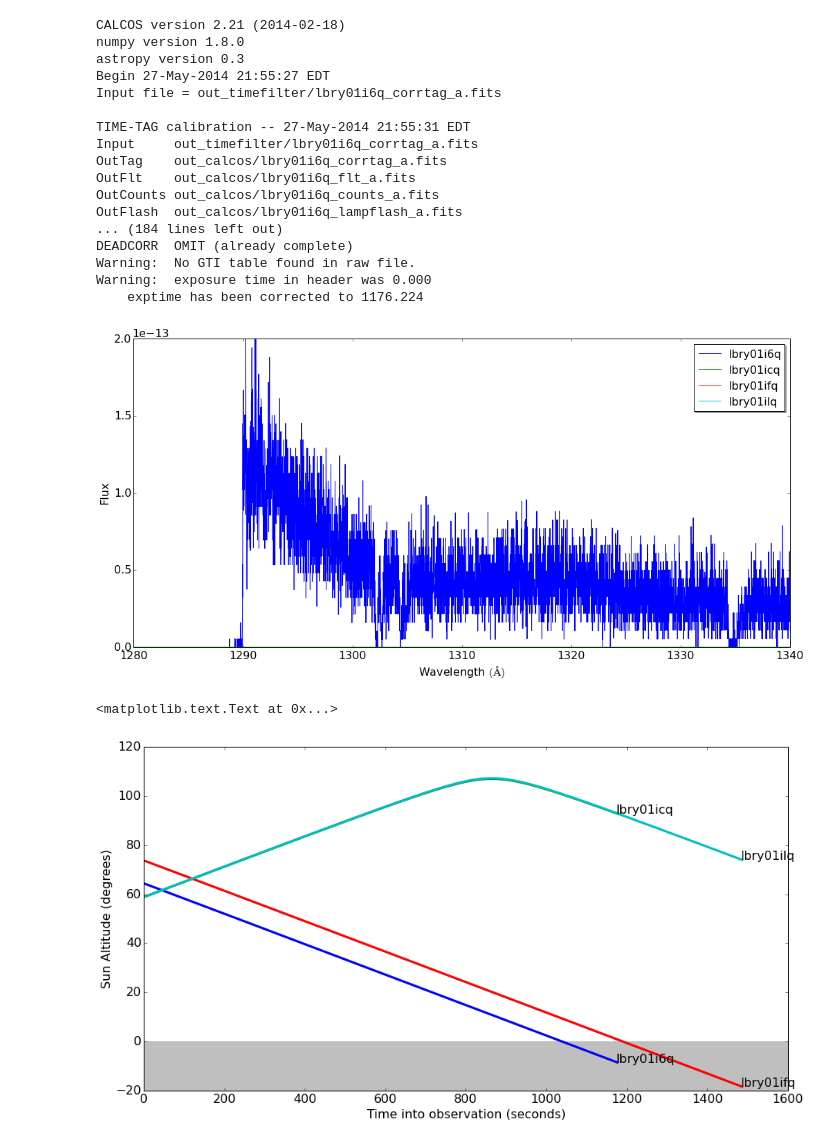
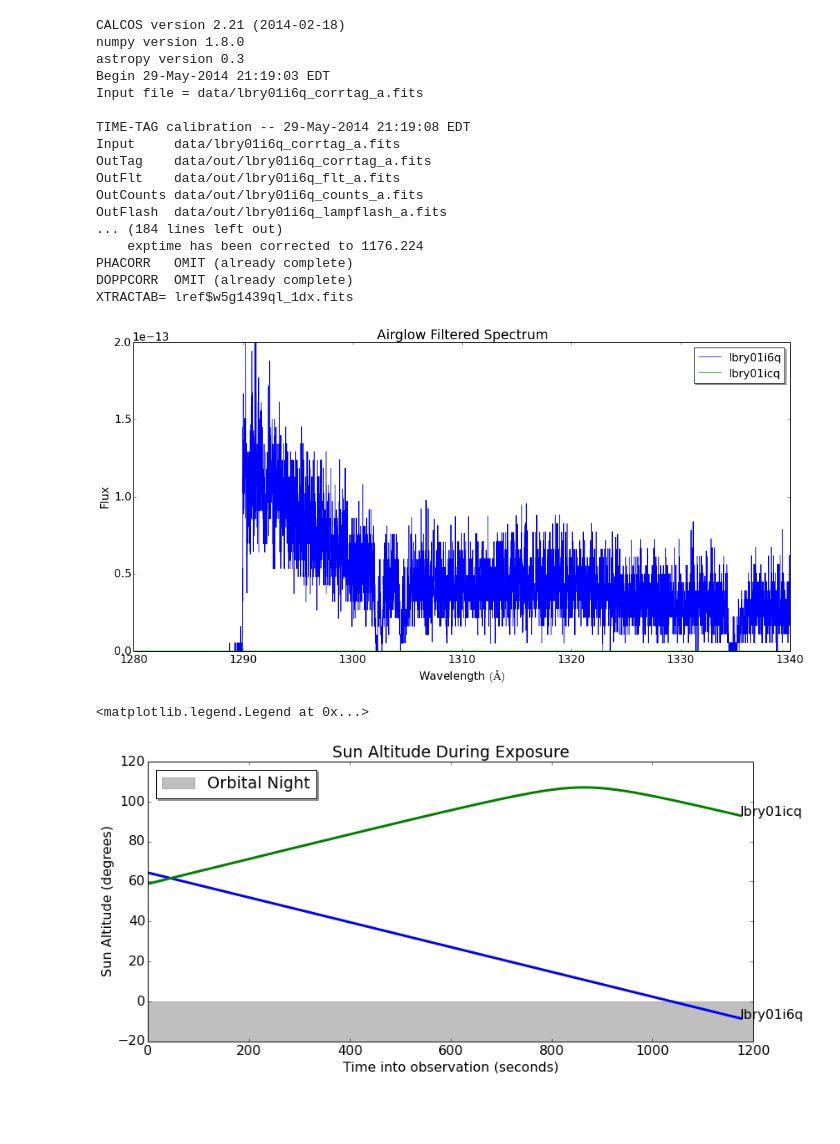
Before and after one commit to justincely/AAS224, a Jupyter notebook: timefilter_tutorial.ipynb, the cells around one changed output. Drawn from its saved outputs; the diff is of its cells as text; code cells hidden in the pictures; blank space fills up the shorter version.

```diff
--- a/timefilter_tutorial.ipynb
+++ b/timefilter_tutorial.ipynb
@@ -75,10 +111,11 @@ fig.savefig('airglow_strength.pdf', bbox_inches='tight')
 fig = plt.figure(figsize=(17, 8))
 ax = fig.add_subplot(1, 1, 1)
 
-for dataset in glob.glob('airglow/lbry*x1d.fits'):
+for dataset in glob.glob('data/lbry*x1d.fits'):
     hdu = fits.open(dataset)
     ax.plot(hdu[1].data['wavelength'].ravel(), hdu[1].data['flux'].ravel(), label=hdu[0].header['rootname'])
 
+#-- Label with arrows
 ax.annotate('Geo-coronal Oxygen I',
             xycoords='data',
             xy=(1302, 1e-13),
@@ -95,9 +132,11 @@ ax.annotate('',
 
 ax.set_ylim(0, 2e-13)
 ax.set_xlim(1280, 1340)
+ax.legend(shadow=True, numpoints=1, fontsize=16)
+
 ax.set_ylabel('Flux')
 ax.set_xlabel('Wavelength $(\AA)$')
-ax.legend(shadow=True, numpoints=1, fontsize=16)
+ax.set_title('Spectrum Contaminated by Airglow')
 
 fig.savefig('spectrum_before.pdf', bbox_inches='tight')
 # %% [output]
@@ -107,13 +151,8 @@ os.environ['lref'] = '/grp/hst/cdbs/lref/'
 # %%
-if not os.path.exists('out_timefilter'):
-    os.mkdir('out_timefilter')
-
-for dataset in glob.glob('airglow/lbry*corrtag*.fits'):
+for dataset in glob.glob('data/lbry*corrtag*.fits'):
     filepath, filename = os.path.split(dataset)
     print "Filtering ", filename
-    timefilter.TimelineFilter(input=dataset,
-                              output='out_timefilter/' + filename,
-                              filter='SUN_ALT > 0')
+    timefilter.TimelineFilter(input=dataset, filter='SUN_ALT > 0')
 # %% [output]
 Filtering  lbry01i6q_corrtag_a.fits
 Filtering  lbry01i6q_corrtag_b.fits
@@ -126,62 +161,70 @@ Filtering  lbry01ilq_corrtag_b.fits
 # %%
 # This step will take awhile as we re-un CalCOS on the filtered datasets.
 
-for dataset in glob.glob('out_timefilter/lbry*corrtag_a*'):
-    calcos(dataset, outdir='out_calcos/')
+for dataset in glob.glob('data/lbry*corrtag_a*'):
+    calcos(dataset, outdir='data/out/')
 # %% [output]
 CALCOS version 2.21 (2014-02-18)
 numpy version 1.8.0
 astropy version 0.3
-Begin 27-May-2014 21:55:27 EDT
-Input file = out_timefilter/lbry01i6q_corrtag_a.fits
+Begin 29-May-2014 21:19:03 EDT
+Input file = data/lbry01i6q_corrtag_a.fits
 
-TIME-TAG calibration -- 27-May-2014 21:55:31 EDT
-Input     out_timefilter/lbry01i6q_corrtag_a.fits
-OutTag    out_calcos/lbry01i6q_corrtag_a.fits
-OutFlt    out_calcos/lbry01i6q_flt_a.fits
-OutCounts out_calcos/lbry01i6q_counts_a.fits
-OutFlash  out_calcos/lbry01i6q_lampflash_a.fits
+TIME-TAG calibration -- 29-May-2014 21:19:08 EDT
+Input     data/lbry01i6q_corrtag_a.fits
+OutTag    data/out/lbry01i6q_corrtag_a.fits
+OutFlt    data/out/lbry01i6q_flt_a.fits
+OutCounts data/out/lbry01i6q_counts_a.fits
+OutFlash  data/out/lbry01i6q_lampflash_a.fits
 ... (184 lines left out)
-DEADCORR  OMIT (already complete)
-Warning:  No GTI table found in raw file.
-Warning:  exposure time in header was 0.000
     exptime has been corrected to 1176.224
+PHACORR   OMIT (already complete)
+DOPPCORR  OMIT (already complete)
+XTRACTAB= lref$w5g1439ql_1dx.fits
 # %%
 fig = plt.figure(figsize=(17, 8))
 ax = fig.add_subplot(1, 1, 1)
 
-for dataset in glob.glob('out_calcos/lbry*x1d.fits'):
+for dataset in glob.glob('data/out/lbry*x1d.fits'):
     hdu = fits.open(dataset)
     ax.plot(hdu[1].data['wavelength'].ravel(), hdu[1].data['flux'].ravel(), label=hdu[0].header['rootname'])
 
 ax.set_ylim(0, 2e-13)
 ax.set_xlim(1280, 1340)
+ax.legend(shadow=True, numpoints=1, fontsize=16)
+
+ax.set_title('Airglow Filtered Spectrum')
 ax.set_ylabel('Flux')
 ax.set_xlabel('Wavelength $(\AA)$')
-ax.legend(shadow=True, numpoints=1, fontsize=16)
 
 fig.savefig('spectrum_after.pdf', bbox_inches='tight')
 # %% [output]
-[figure, old version]
+[figure, new version]
 # %%
-fig = plt.figure(figsize=(15, 8))
+fig = plt.figure(figsize=(13, 6))
 ax = fig.add_subplot(1, 1, 1)
 
-for dataset in glob.glob('out_calcos/lbry*corrtag_a.fits'):
+for dataset in glob.glob('data/out/lbry*corrtag_a.fits'):
     hdu = fits.open(dataset)
     file_path, file_name = os.path.split(dataset)
 
+    #-- Plot the sun altitude against time
     ax.plot(hdu['timeline'].data['time'], hdu['timeline'].data['sun_alt'], lw=3)
+
+    #-- Label dataset name at the end of track
     ax.annotate(file_name[:9],
                 xycoords='data',
                 xy=(hdu['timeline'].data['time'][-1], hdu['timeline'].data['sun_alt'][-1]),
                 xytext=(hdu['timeline'].data['time'][-1], hdu['timeline'].data['sun_alt'][-1]),
                 fontsize=16)
 
-ax.axhspan(ymin=-20, ymax=0, xmin=0, xmax=1, color='grey', alpha=.5, label='Orbital Day')
+ax.axhspan(ymin=-20, ymax=0, xmin=0, xmax=1, color='grey', alpha=.5, label='Orbital Night')
 ax.set_ylim(-20, 120)
+
+ax.set_title('Sun Altitude During Exposure')
 ax.set_xlabel('Time into observation (seconds)')
 ax.set_ylabel('Sun Altitude (degrees)')
+ax.legend(loc='upper left', shadow=True, numpoints=1)
 # %% [output]
-<matplotlib.text.Text at 0x...>
+<matplotlib.legend.Legend at 0x...>
-[figure, old version]
+[figure, new version]
```
Also changed, not shown: parts of 17 cells of this notebook, 4 other files.
